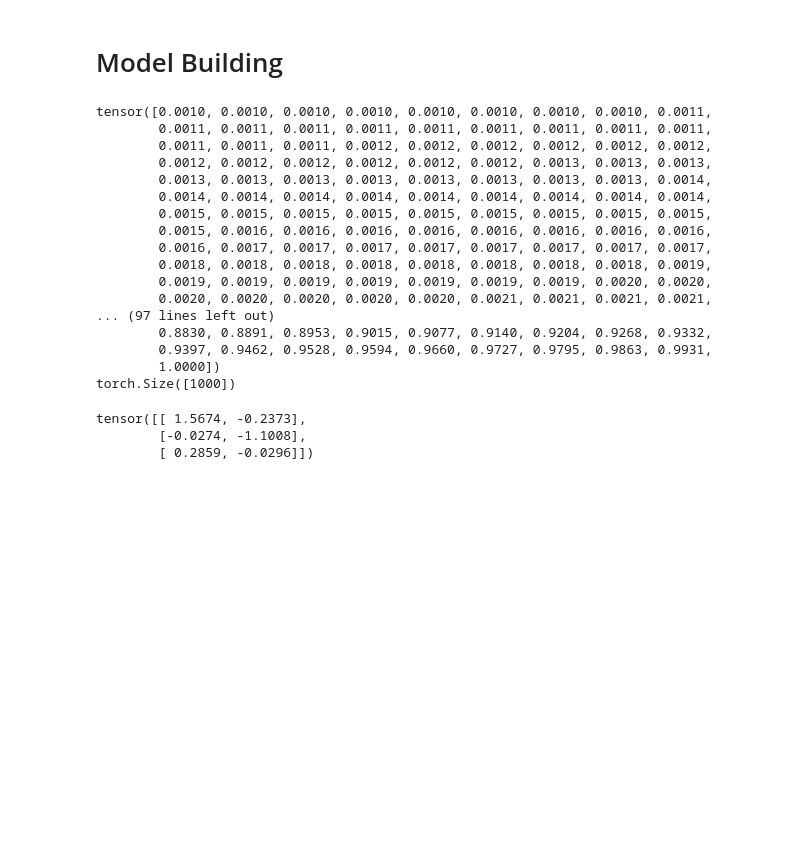
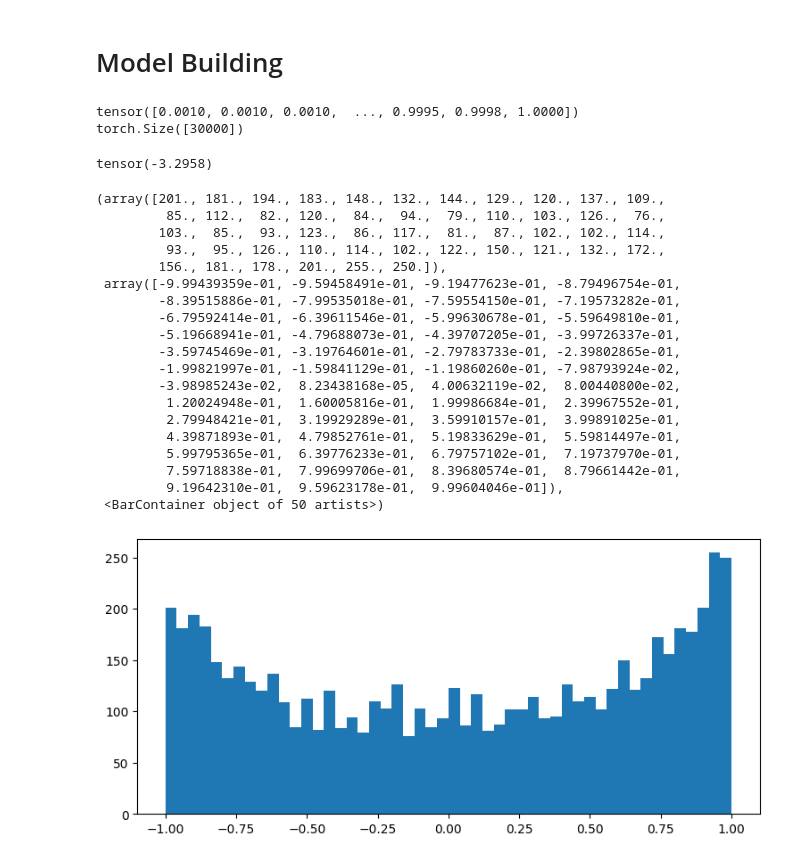
Before and after one commit to s-ajaykumar/Pytorch, a Jupyter notebook: BigramLanguageModel/MultiLayerPerceptron.ipynb, the cells around one changed output. Cells and saved outputs as stored; diff of their text form; code cells hidden in the pictures; blank space fills up the shorter version.

```diff
--- a/BigramLanguageModel/MultiLayerPerceptron.ipynb
+++ b/BigramLanguageModel/MultiLayerPerceptron.ipynb
@@ -102,33 +120,39 @@ torch.Size([182546, 3]) torch.Size([182546]) torch.Size([22840, 3]) torch.Size([
 # %%
 #lr
-lre = torch.linspace(-3, 0, (1000))
+lre = torch.linspace(-3, 0, (30000))
 lr = 10**lre
 print(lr)
 print(lr.shape)
 # %% [output]
-tensor([0.0010, 0.0010, 0.0010, 0.0010, 0.0010, 0.0010, 0.0010, 0.0010, 0.0011,
-        0.0011, 0.0011, 0.0011, 0.0011, 0.0011, 0.0011, 0.0011, 0.0011, 0.0011,
-        0.0011, 0.0011, 0.0011, 0.0012, 0.0012, 0.0012, 0.0012, 0.0012, 0.0012,
-        0.0012, 0.0012, 0.0012, 0.0012, 0.0012, 0.0012, 0.0013, 0.0013, 0.0013,
-        0.0013, 0.0013, 0.0013, 0.0013, 0.0013, 0.0013, 0.0013, 0.0013, 0.0014,
-        0.0014, 0.0014, 0.0014, 0.0014, 0.0014, 0.0014, 0.0014, 0.0014, 0.0014,
-        0.0015, 0.0015, 0.0015, 0.0015, 0.0015, 0.0015, 0.0015, 0.0015, 0.0015,
-        0.0015, 0.0016, 0.0016, 0.0016, 0.0016, 0.0016, 0.0016, 0.0016, 0.0016,
-        0.0016, 0.0017, 0.0017, 0.0017, 0.0017, 0.0017, 0.0017, 0.0017, 0.0017,
-        0.0018, 0.0018, 0.0018, 0.0018, 0.0018, 0.0018, 0.0018, 0.0018, 0.0019,
-        0.0019, 0.0019, 0.0019, 0.0019, 0.0019, 0.0019, 0.0019, 0.0020, 0.0020,
-        0.0020, 0.0020, 0.0020, 0.0020, 0.0020, 0.0021, 0.0021, 0.0021, 0.0021,
-... (97 lines left out)
-        0.8830, 0.8891, 0.8953, 0.9015, 0.9077, 0.9140, 0.9204, 0.9268, 0.9332,
-        0.9397, 0.9462, 0.9528, 0.9594, 0.9660, 0.9727, 0.9795, 0.9863, 0.9931,
-        1.0000])
-torch.Size([1000])
+tensor([0.0010, 0.0010, 0.0010,  ..., 0.9995, 0.9998, 1.0000])
+torch.Size([30000])
-# %%
-#Embedder
-g = torch.Generator().manual_seed(2147483647)
-C = torch.randn((27, 2), generator = g)
-C[:3]
-# %% [output]
-tensor([[ 1.5674, -0.2373],
-        [-0.0274, -1.1008],
-        [ 0.2859, -0.0296]])
+# %%
+#Calculate initial loss
+torch.tensor(1/27.0).log()
+# %% [output]
+tensor(-3.2958)
+# %%
+#Check activation distribution
+plt.figure(figsize = (9,4))
+plt.hist(h.view(-1).tolist(), 50)
+# %% [output]
+(array([201., 181., 194., 183., 148., 132., 144., 129., 120., 137., 109.,
+         85., 112.,  82., 120.,  84.,  94.,  79., 110., 103., 126.,  76.,
+        103.,  85.,  93., 123.,  86., 117.,  81.,  87., 102., 102., 114.,
+         93.,  95., 126., 110., 114., 102., 122., 150., 121., 132., 172.,
+        156., 181., 178., 201., 255., 250.]),
+ array([-9.99439359e-01, -9.59458491e-01, -9.19477623e-01, -8.79496754e-01,
+        -8.39515886e-01, -7.99535018e-01, -7.59554150e-01, -7.19573282e-01,
+        -6.79592414e-01, -6.39611546e-01, -5.99630678e-01, -5.59649810e-01,
+        -5.19668941e-01, -4.79688073e-01, -4.39707205e-01, -3.99726337e-01,
+        -3.59745469e-01, -3.19764601e-01, -2.79783733e-01, -2.39802865e-01,
+        -1.99821997e-01, -1.59841129e-01, -1.19860260e-01, -7.98793924e-02,
+        -3.98985243e-02,  8.23438168e-05,  4.00632119e-02,  8.00440800e-02,
+         1.20024948e-01,  1.60005816e-01,  1.99986684e-01,  2.39967552e-01,
+         2.79948421e-01,  3.19929289e-01,  3.59910157e-01,  3.99891025e-01,
+         4.39871893e-01,  4.79852761e-01,  5.19833629e-01,  5.59814497e-01,
+         5.99795365e-01,  6.39776233e-01,  6.79757102e-01,  7.19737970e-01,
+         7.59718838e-01,  7.99699706e-01,  8.39680574e-01,  8.79661442e-01,
+         9.19642310e-01,  9.59623178e-01,  9.99604046e-01]),
+ <BarContainer object of 50 artists>)
+[figure, added]
```
Also changed, not shown: parts of 17 cells of this notebook.
